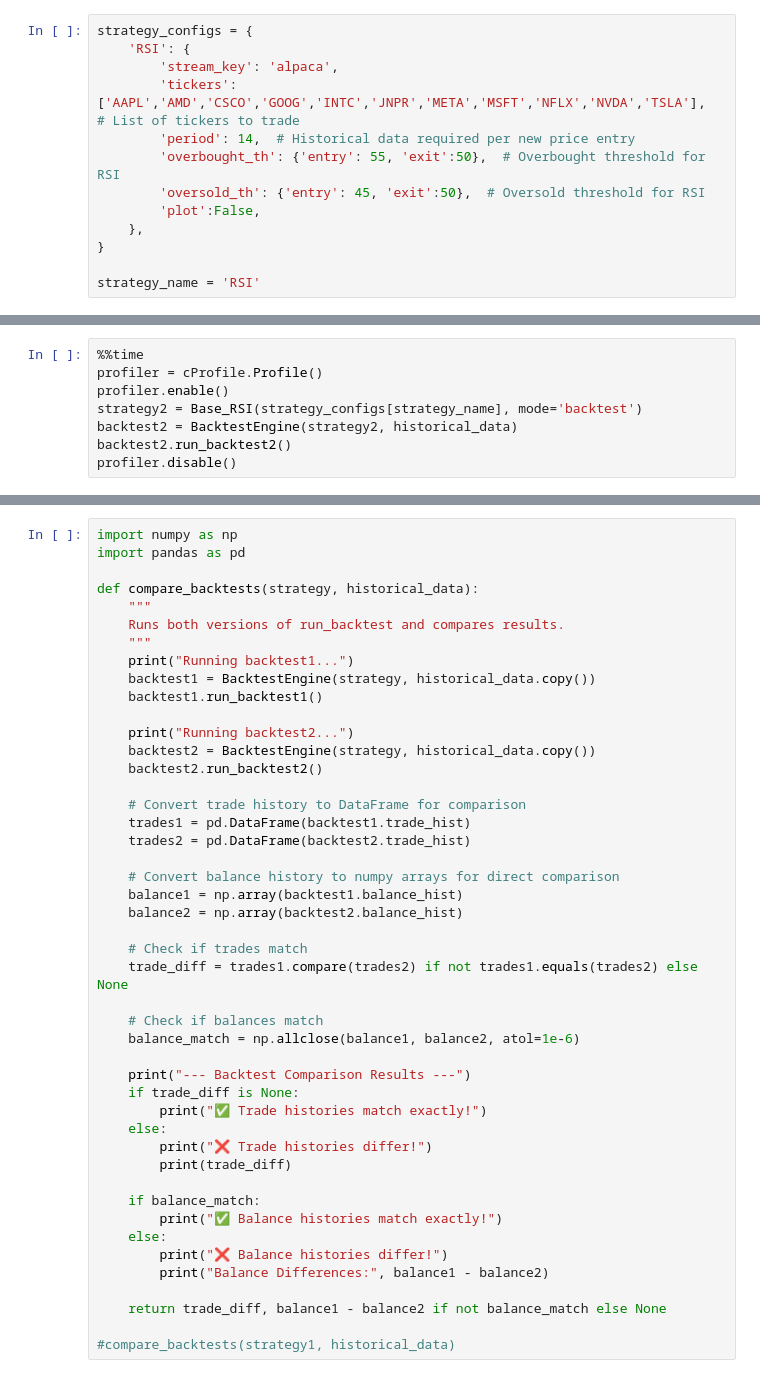
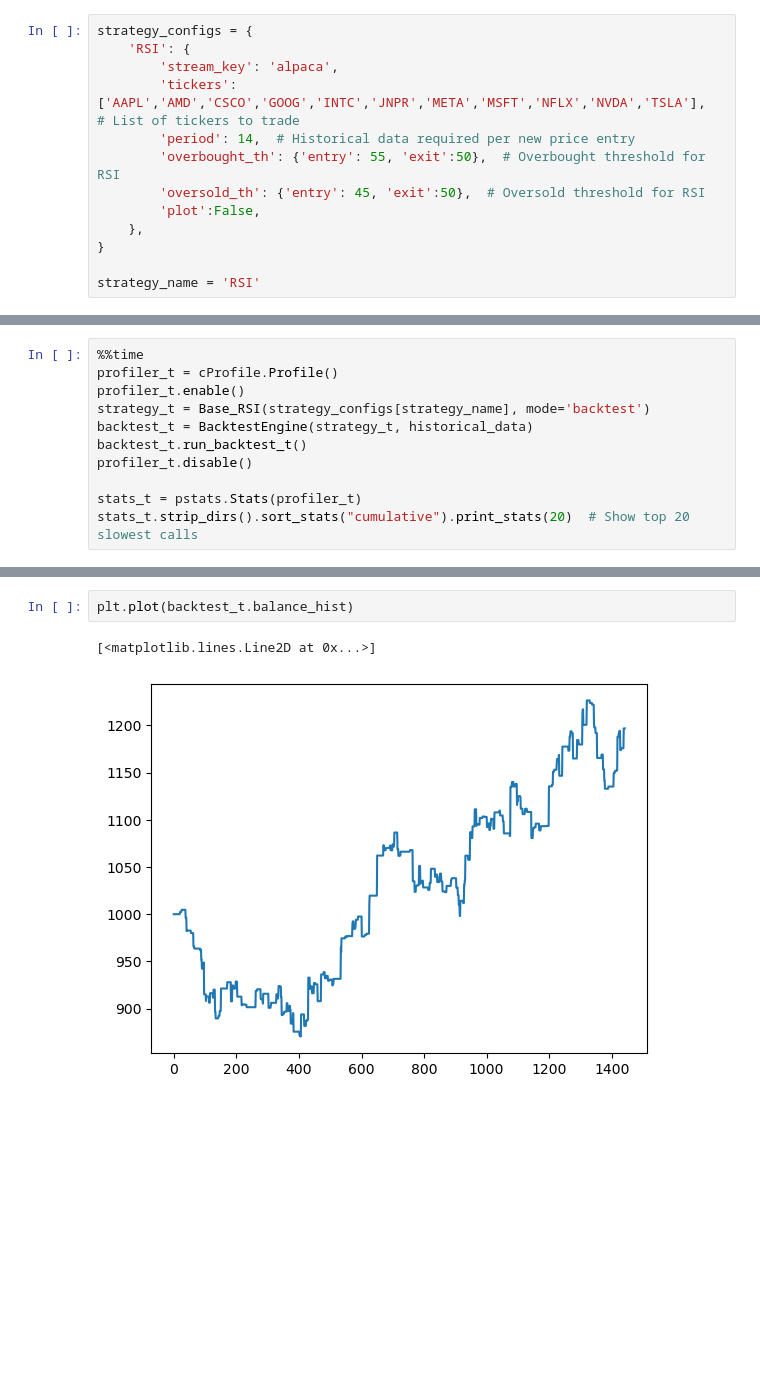
Before and after one commit to manosathya/AlgoTrading, a Jupyter notebook: Trading/backtest_trials.ipynb, the cells around one changed output, grey strips where cells are left out. Drawn from its saved outputs; the diff is of its cells as text; blank space fills up the shorter version.

```diff
--- a/Trading/backtest_trials.ipynb
+++ b/Trading/backtest_trials.ipynb
@@ -49,10 +72,13 @@ Wall time: 1.05 s
 # %%
 %%time
-profiler = cProfile.Profile()
-profiler.enable()
-strategy2 = Base_RSI(strategy_configs[strategy_name], mode='backtest')
-backtest2 = BacktestEngine(strategy2, historical_data)
-backtest2.run_backtest2()
-profiler.disable()
+profiler_t = cProfile.Profile()
+profiler_t.enable()
+strategy_t = Base_RSI(strategy_configs[strategy_name], mode='backtest')
+backtest_t = BacktestEngine(strategy_t, historical_data)
+backtest_t.run_backtest_t()
+profiler_t.disable()
+
+stats_t = pstats.Stats(profiler_t)
+stats_t.strip_dirs().sort_stats("cumulative").print_stats(20)  # Show top 20 slowest calls
 # %% [output]
 Positions initialized: {'AAPL': None, 'AMD': None, 'CSCO': None, 'GOOG': None, 'INTC': None, 'JNPR': None, 'META': None, 'MSFT': None, 'NFLX': None, 'NVDA': None, 'TSLA': None}
@@ -103,46 +111,5 @@ plt.plot(backtest2.balance_hist)
-# %%
-import numpy as np
-import pandas as pd
-
-def compare_backtests(strategy, historical_data):
-    """
-    Runs both versions of run_backtest and compares results.
-    """
-    print("Running backtest1...")
-    backtest1 = BacktestEngine(strategy, historical_data.copy())
-    backtest1.run_backtest1()
-
-    print("Running backtest2...")
-    backtest2 = BacktestEngine(strategy, historical_data.copy())
-    backtest2.run_backtest2()
-
-    # Convert trade history to DataFrame for comparison
-    trades1 = pd.DataFrame(backtest1.trade_hist)
-    trades2 = pd.DataFrame(backtest2.trade_hist)
-
-    # Convert balance history to numpy arrays for direct comparison
-    balance1 = np.array(backtest1.balance_hist)
-    balance2 = np.array(backtest2.balance_hist)
-
-    # Check if trades match
-    trade_diff = trades1.compare(trades2) if not trades1.equals(trades2) else None
-
-    # Check if balances match
-    balance_match = np.allclose(balance1, balance2, atol=1e-6)
-
-    print("--- Backtest Comparison Results ---")
-    if trade_diff is None:
-        print("✅ Trade histories match exactly!")
-    else:
-        print("❌ Trade histories differ!")
-        print(trade_diff)
-
-    if balance_match:
-        print("✅ Balance histories match exactly!")
-    else:
-        print("❌ Balance histories differ!")
-        print("Balance Differences:", balance1 - balance2)
-
-    return trade_diff, balance1 - balance2 if not balance_match else None
-
-#compare_backtests(strategy1, historical_data)
+# %%
+plt.plot(backtest_t.balance_hist)
+# %% [output]
+[<matplotlib.lines.Line2D at 0x...>]
+[figure, added]
```
Also changed, not shown: parts of 10 cells of this notebook, 2 other files.
